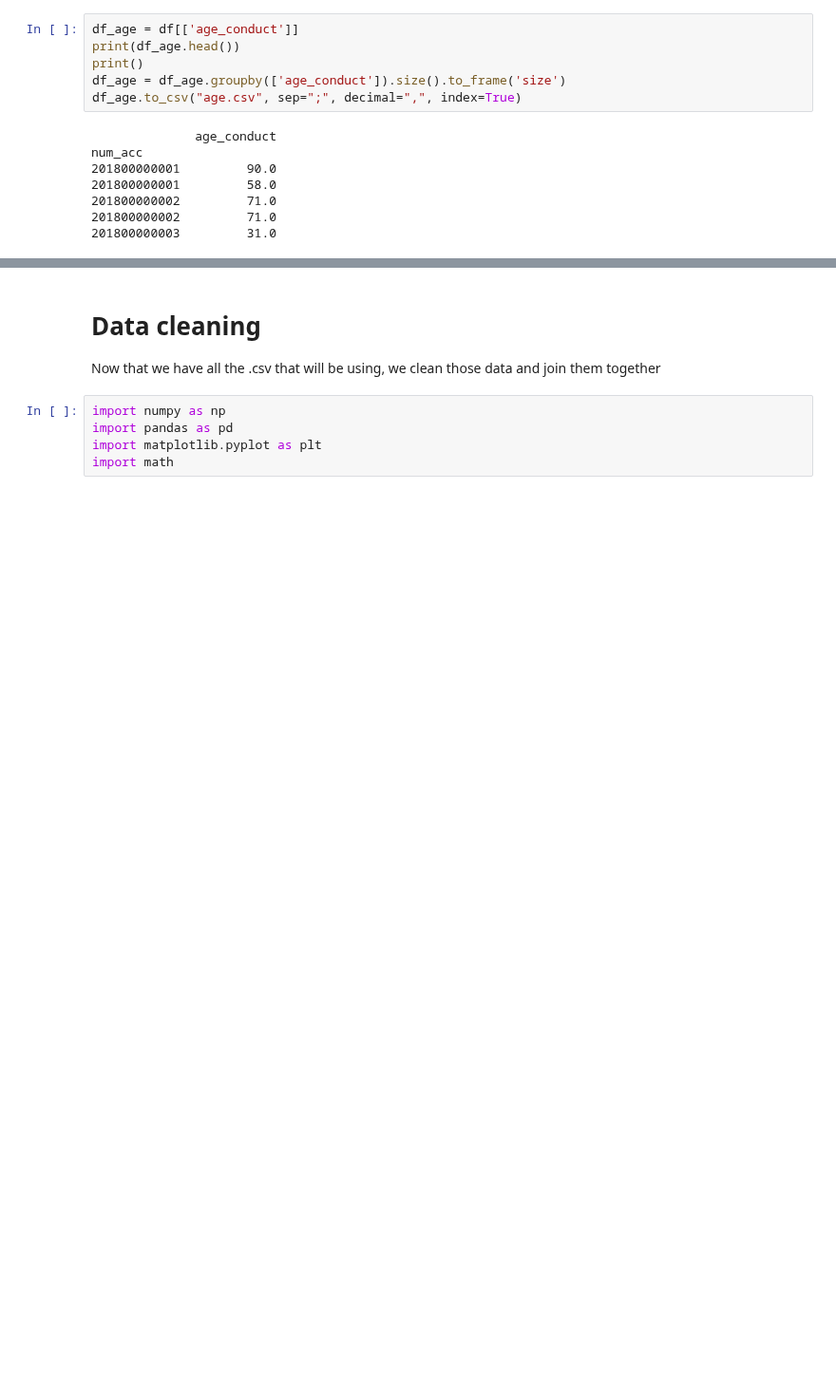
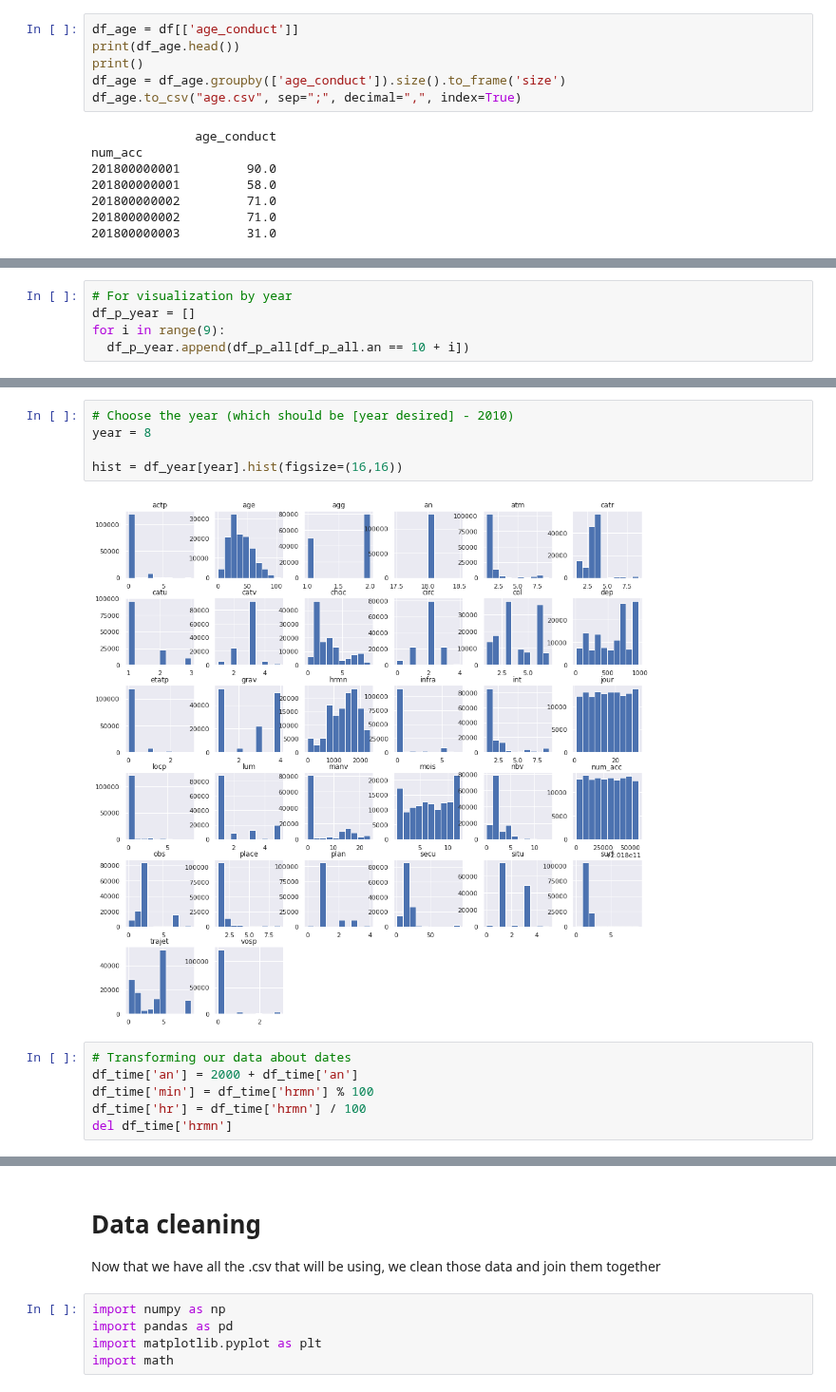
Before and after one commit to maicken/traffic-accident-injury-analysis, a Jupyter notebook: INF442_P8.ipynb, the cells around one changed output, grey strips where cells are left out. Shown at 95% size. Saved outputs shown, nothing was run; the diff lists cells and outputs as text; blank space fills up the shorter version.

```diff
--- a/INF442_P8.ipynb
+++ b/INF442_P8.ipynb
@@ -284,0 +320,5 @@ num_acc
+# %%
+# For visualization by year
+df_p_year = []
+for i in range(9):
+  df_p_year.append(df_p_all[df_p_all.an == 10 + i])
@@ -284,0 +639,13 @@ num_acc
+# %%
+# Choose the year (which should be [year desired] - 2010)
+year = 8
+
+hist = df_year[year].hist(figsize=(16,16))
+# %% [output]
+[figure, added]
+# %%
+# Transforming our data about dates
+df_time['an'] = 2000 + df_time['an']
+df_time['min'] = df_time['hrmn'] % 100
+df_time['hr'] = df_time['hrmn'] / 100
+del df_time['hrmn']
```
Also changed, not shown: parts of 41 cells of this notebook.
